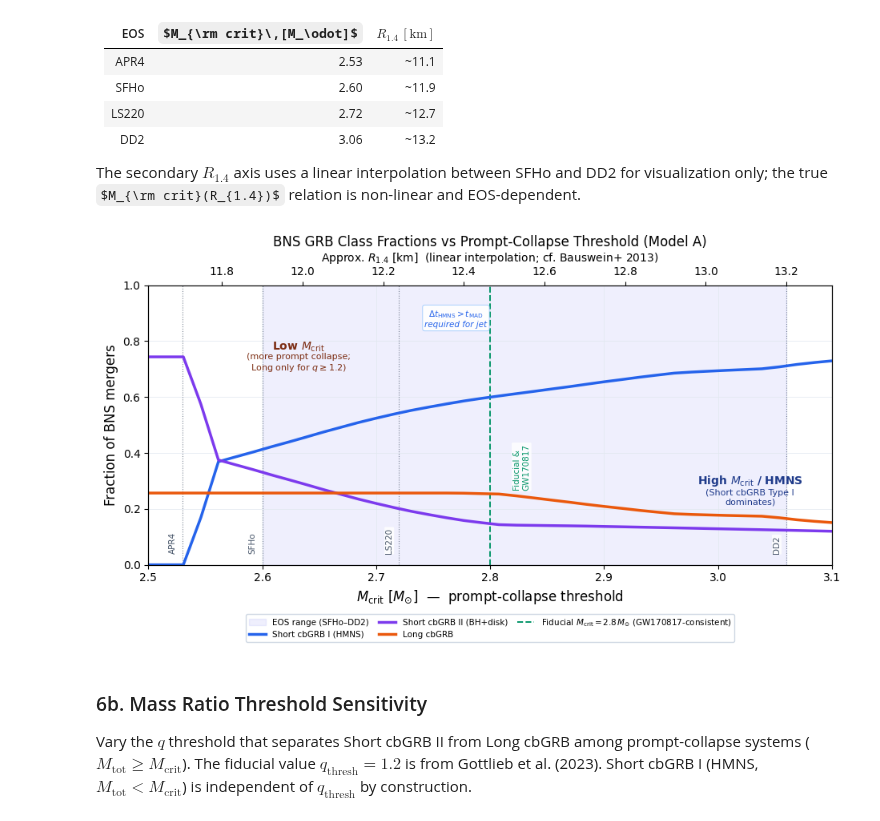
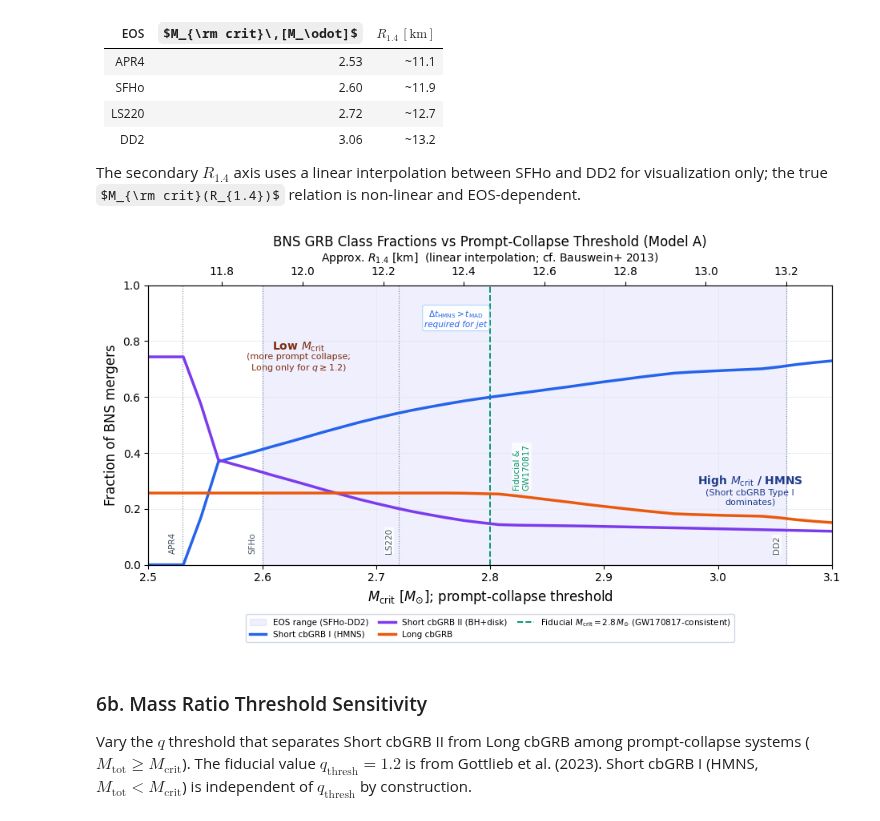
Before and after one commit to jorodgrz/GRBproject, a Jupyter notebook: GRB_BNS.ipynb, the cells around one changed output. Cells and saved outputs as stored; diff of their text form; code cells hidden in the pictures; some formulas as TeX source.

Commit message:
fixed plots

```diff
--- a/GRB_BNS.ipynb
+++ b/GRB_BNS.ipynb
@@ -528,7 +528,7 @@ eos_models = {'APR4': 2.53, 'SFHo': 2.60, 'LS220': 2.72, 'DD2': 3.06}
 fig, ax = plt.subplots(figsize=(9.5, 5.5))
 
 ax.axvspan(2.60, 3.06, alpha=0.10, color='#6366F1', zorder=0,
-           label='EOS range (SFHo\u2013DD2)')
+           label='EOS range (SFHo-DD2)')
 
 ax.plot(M_crit_range, frac_short_I_vs_Mcrit,
         color='#2563EB', lw=2.5, label='Short cbGRB I (HMNS)', zorder=3)
@@ -568,35 +568,35 @@ ax.text(0.45, 0.88, '$\\Delta t_{\\rm HMNS} > t_{\\rm MAD}$\nrequired for jet',
         bbox=dict(boxstyle='round,pad=0.25', facecolor='white',
                   edgecolor='#93C5FD', alpha=0.9, lw=0.6))
 
 ax.legend(fontsize=7.5, loc='upper center', ncol=3,
           bbox_to_anchor=(0.5, -0.16),
           frameon=True, framealpha=0.92, fancybox=True, edgecolor='#CBD5E1',
           columnspacing=1.2)
 
 ax.set_xlim(M_crit_range[0], M_crit_range[-1])
 ax.set_ylim(0, 1)
 ax.set_xlabel(
-    '$M_{\\mathrm{crit}}$ [$M_{\\odot}$]  \u2014  prompt-collapse threshold',
+    '$M_{\\mathrm{crit}}$ [$M_{\\odot}$]; prompt-collapse threshold',
     fontsize=12)
 ax.set_ylabel('Fraction of BNS mergers', fontsize=12)
 ax.set_title('BNS GRB Class Fractions vs Prompt-Collapse Threshold (Model A)',
              fontsize=12, pad=35)
 
 ax.grid(which='major', color='#E2E8F0', linewidth=0.5, linestyle='-', zorder=0)
 ax.set_axisbelow(True)
 
 ax2 = ax.twiny()
 ax2.set_xlim(mcrit_to_r14(M_crit_range[0]), mcrit_to_r14(M_crit_range[-1]))
 ax2.set_xlabel(
     r'Approx. $R_{1.4}$ [km]  (linear interpolation; cf. Bauswein+ 2013)',
     fontsize=10)
 
 plt.tight_layout()
 plt.savefig('/Users/josephrodriguez/research visualization/plots/bns_mcrit_sensitivity.png',
             dpi=150, bbox_inches='tight')
 plt.show()
 # %% [output]
-[figure, old version]
+[figure, new version]
 # %% [markdown]
 ### 6b. Mass Ratio Threshold Sensitivity
 
```
Also changed, not shown: parts of 1 cell of this notebook, 17 other files.
